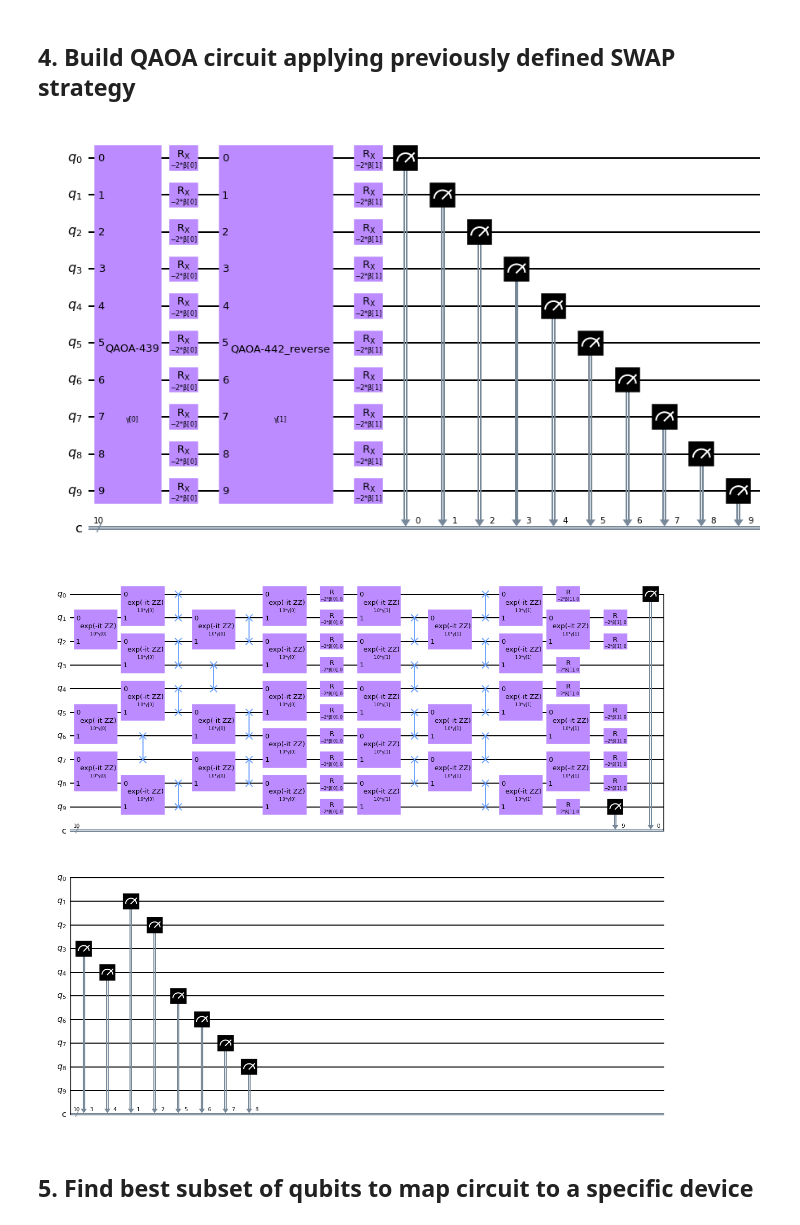
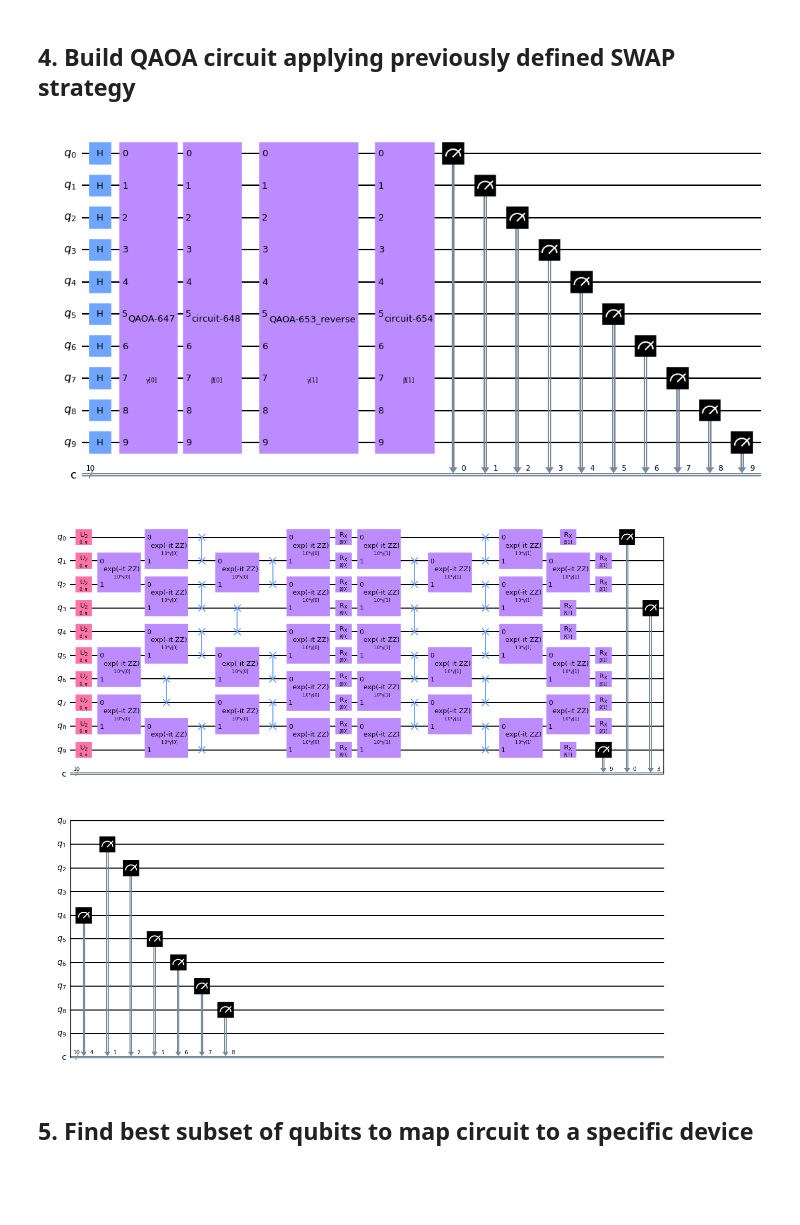
Before and after one commit to qiskit-community/qopt-best-practices, a Jupyter notebook: how_tos/how_to_optimize_qaoa_for_hw.ipynb, the cells around one changed output. Saved outputs shown, nothing was run; the diff lists cells and outputs as text; code cells hidden in the pictures; blank space fills up the shorter version.

```diff
--- a/how_tos/how_to_optimize_qaoa_for_hw.ipynb
+++ b/how_tos/how_to_optimize_qaoa_for_hw.ipynb
@@ -15,7 +12,7 @@ import json
 import networkx as nx
 
 graph_file = "data/graph_2layers_0seed.json"
-data = json.load(open(graph_file, "r"))
+data = json.load(open(graph_file, "r"))∂
 graph = nx.from_edgelist(data["Original graph"])
 nx.draw(graph, with_labels = True)
 # %% [output]
@@ -73,17 +70,18 @@ SparsePauliOp(['IIIZZIIIII', 'IZIZIIIIII', 'ZIIZIIIIII', 'IIIIZIIIIZ', 'IIIIZZII
 # %%
 from qopt_best_practices.swap_strategies import create_qaoa_swap_circuit
 
 theta = [1, 1, 0, 1]
 # we define the edge_coloring map so that RZZGates are positioned next to SWAP gates to exploit CX cancellations
 edge_coloring = {(idx, idx + 1): (idx+1) % 2 for idx in range(cost_operator.num_qubits)}
-qaoa_circ = create_qaoa_swap_circuit(cost_operator, swap_strategy, edge_coloring, theta=None, qaoa_layers=2)
+
+qaoa_circ = create_qaoa_swap_circuit(cost_operator, swap_strategy, edge_coloring, qaoa_layers=2)
 
 qaoa_circ.draw('mpl')
 # %% [output]
-[figure, old version]
+[figure, new version]
 # %%
 qaoa_circ.decompose().draw('mpl')
 # %% [output]
-[figure, old version]
+[figure, new version]
 # %% [markdown]
 ## 5. Find best subset of qubits to map circuit to a specific device
```
Also changed, not shown: parts of 7 cells of this notebook, 4 other files.
